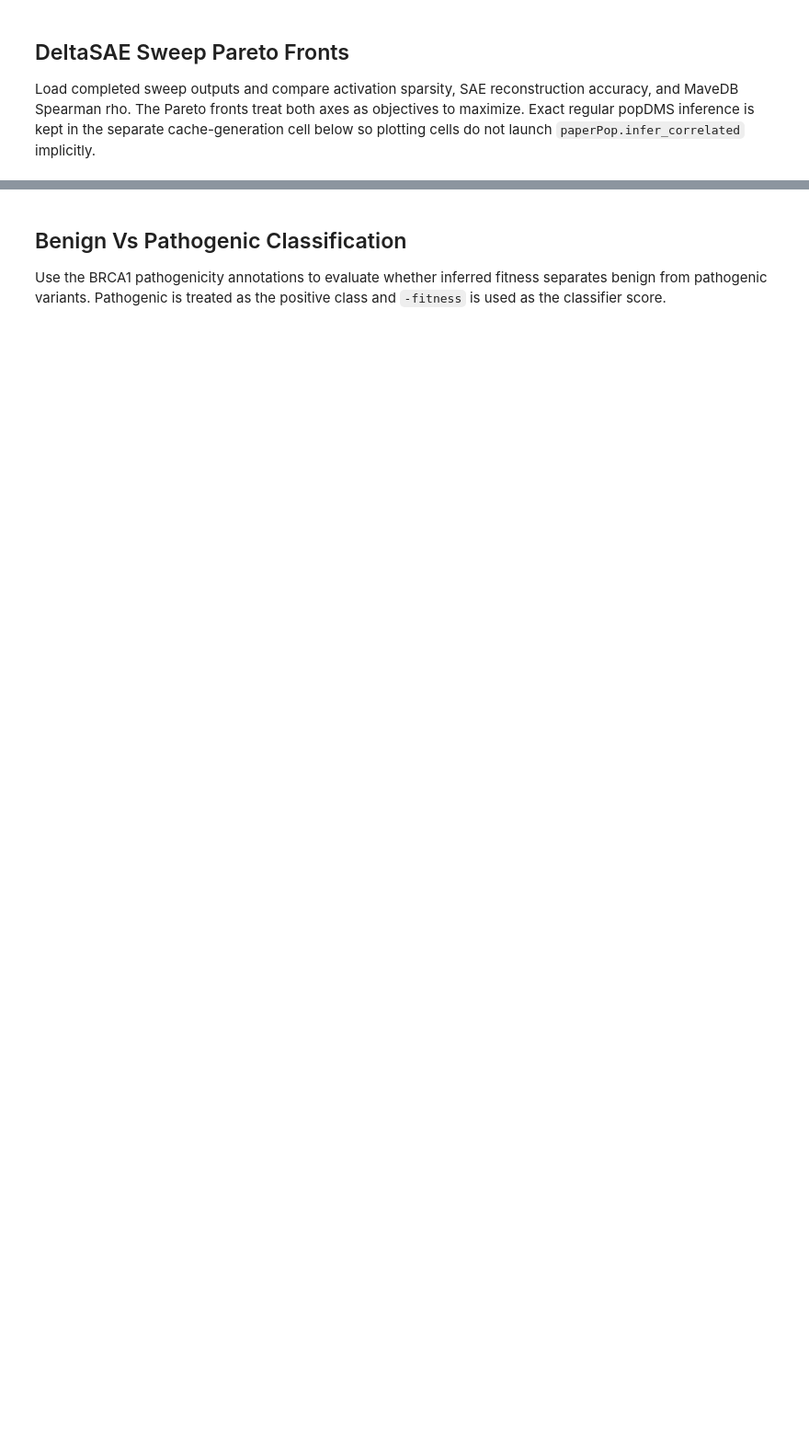
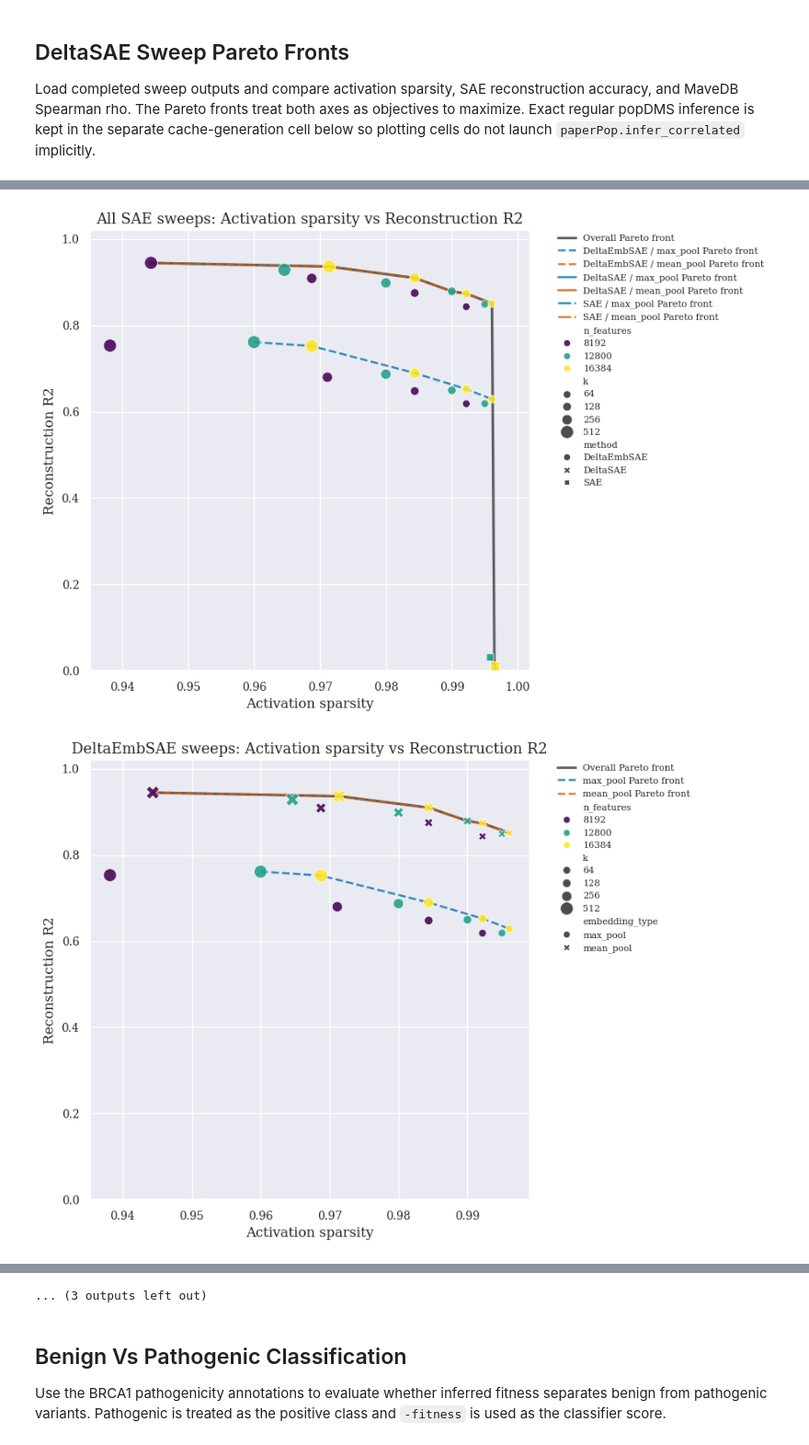
Before and after one commit to dylanwells37/esmDMS, a Jupyter notebook: real_data_esm_analysis_cpu_sae.ipynb, the cells around one changed output, grey strips where cells are left out. Shown at 92% size. Cells and saved outputs as stored; diff of their text form; code cells hidden in the pictures; blank space fills up the shorter version.

```diff
--- a/real_data_esm_analysis_cpu_sae.ipynb
+++ b/real_data_esm_analysis_cpu_sae.ipynb
@@ -1080,4 +1136,6 @@ else:
 # %%
+RUN_SAE_SWEEP_PARETO_ANALYSIS = True
+
 if RUN_SAE_SWEEP_PARETO_ANALYSIS:
     existing_sweep_result_paths = [path for path in SAE_SWEEP_RESULTS_PATHS if path.is_file()]
     if not existing_sweep_result_paths:
@@ -1480,3 +1538,4 @@ if RUN_SAE_SWEEP_PARETO_ANALYSIS:
                     plt.show()
             else:
                 print("No feature files were available for gamma regularization plots.")
+# %% [output]
@@ -1482,0 +1566,2 @@ if RUN_SAE_SWEEP_PARETO_ANALYSIS:
+[figure, added]
+[figure, added]
@@ -1483,3 +1575,4 @@ if RUN_SAE_SWEEP_PARETO_ANALYSIS:
+... (3 outputs left out)
 # %% [markdown]
 ## Benign Vs Pathogenic Classification
 
```
Also changed, not shown: parts of 14 cells of this notebook.
